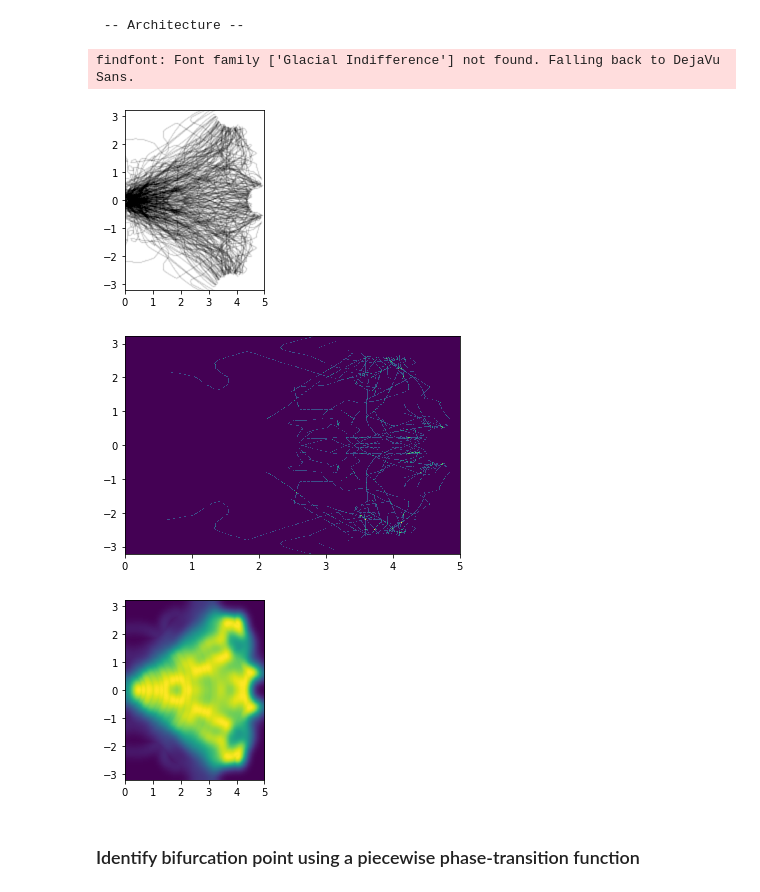
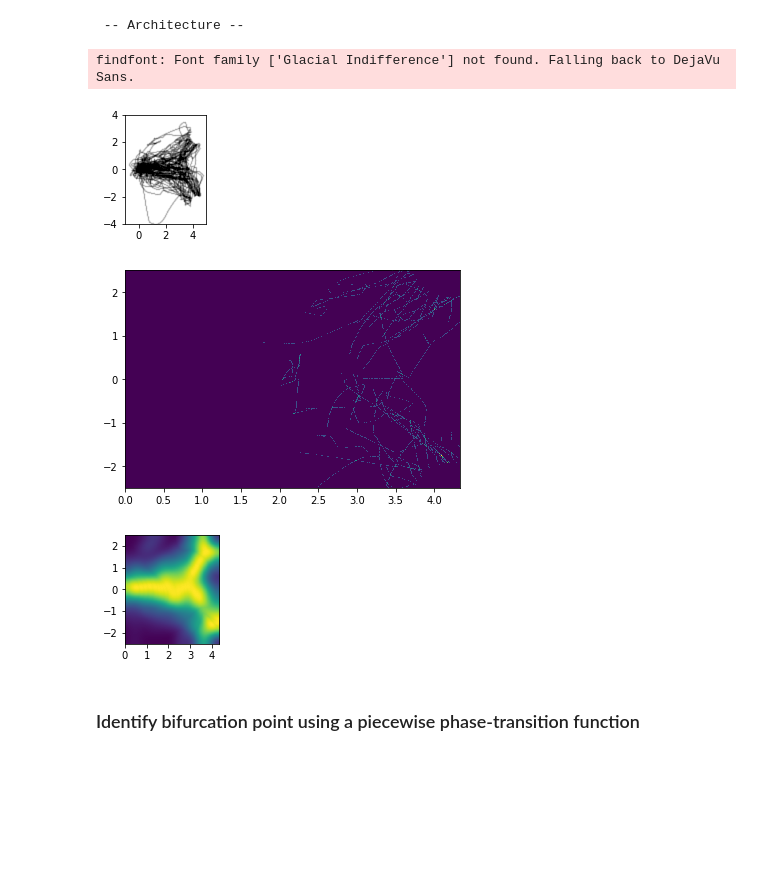
Before and after one commit to RnoB/fly-matrix, a Jupyter notebook: tracks_visualisation.ipynb, the cells around one changed output. Cells and saved outputs as stored; diff of their text form; code cells hidden in the pictures; blank space fills up the shorter version.

```diff
--- a/tracks_visualisation.ipynb
+++ b/tracks_visualisation.ipynb
@@ -29,7 +29,7 @@ projectDB = "/mnt/ssd1/Documents/Vivek/flyVR/fly-matrix/dbGen/flyProjects.db"
 expDB = "/mnt/ssd1/Documents/Vivek/flyVR/fly-matrix/dbGen/flyExperiments.db"
 
 
-nPosts = 3
+nPosts = 2
 long_ev = True
 window_size = 20 if nPosts == 2 else 30
 spatial_discretisation_step = 0.01
@@ -520,7 +520,7 @@ else:
     )
 # %% [output]
 findfont: Font family ['Glacial Indifference'] not found. Falling back to DejaVu Sans.
-[figure, old version]
+[figure, new version]
 # %%
 nbins = 500
 peak_threshold = 0.9
@@ -569,7 +569,7 @@ else:
     x_peaks = np.where(img > peak_threshold)[1] * post1_x / nbins
     y_peaks = np.where(img > peak_threshold)[0] * (post0_y - post2_y) / nbins + post2_y
 # %% [output]
-[figure, old version]
+[figure, new version]
 # %%
 if nPosts == 2:
     fig, ax = plt.subplots(1, 1, figsize=(post0_x / 2.5, post1_y / 1.25))
@@ -583,35 +583,35 @@ if nPosts == 2:
         plt.imshow(img, extent=[0, post0_x, post0_y, post1_y])
     plt.xticks([0, 1, 2, 3, 4])
 else:
     fig, ax = plt.subplots(1, 1, figsize=(2.5, post2_x / 1))
     if long_ev == False:
         plt.imshow(
             img,
             extent=[0, post1_x, post0_y, post2_y],
 #             vmax=len(np.unique(df_long["event"])) / len(np.unique(df_short["event"])),
         )
     else:
         plt.imshow(img, extent=[0, post1_x, post0_y, post2_y])
     plt.xticks([0, 1, 2, 3, 4, 5])
 
 if long_ev == False:
     plt.savefig(
         "/mnt/ssd1/Documents/Vivek/flyVR/fly-matrix/figures/"
         + str(nPosts)
         + "_post_direct_tracks.pdf",
         dpi=600,
         bbox_inches="tight",
     )
 else:
     plt.savefig(
         "/mnt/ssd1/Documents/Vivek/flyVR/fly-matrix/figures/"
         + str(nPosts)
-        + "_post_all_tracks.pdf",
+        + "_post_bifurcation_tracks.pdf",
         dpi=600,
         bbox_inches="tight",
     )
 # %% [output]
-[figure, old version]
+[figure, new version]
 # %% [markdown]
 ### Identify bifurcation point using a piecewise phase-transition function
 # %% [markdown]
```
Also changed, not shown: parts of 6 cells of this notebook, 7 other files.
